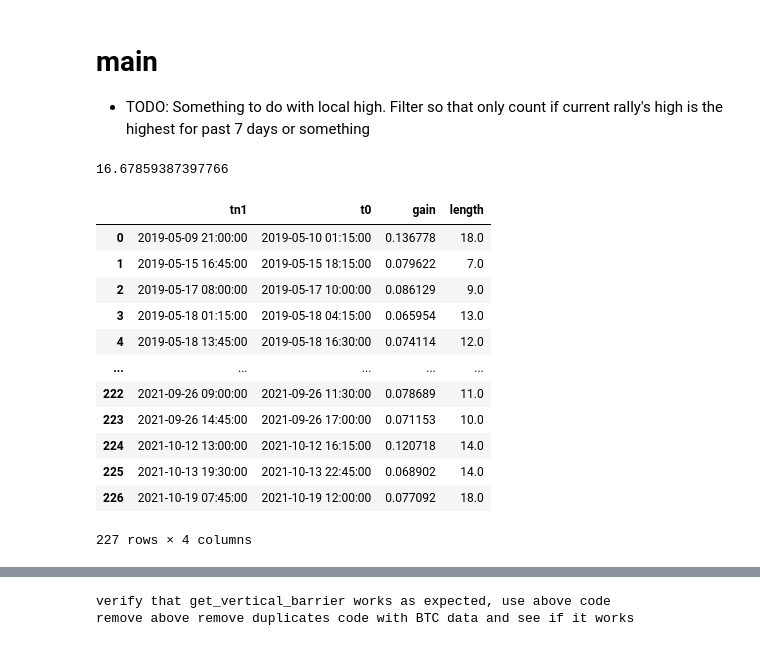
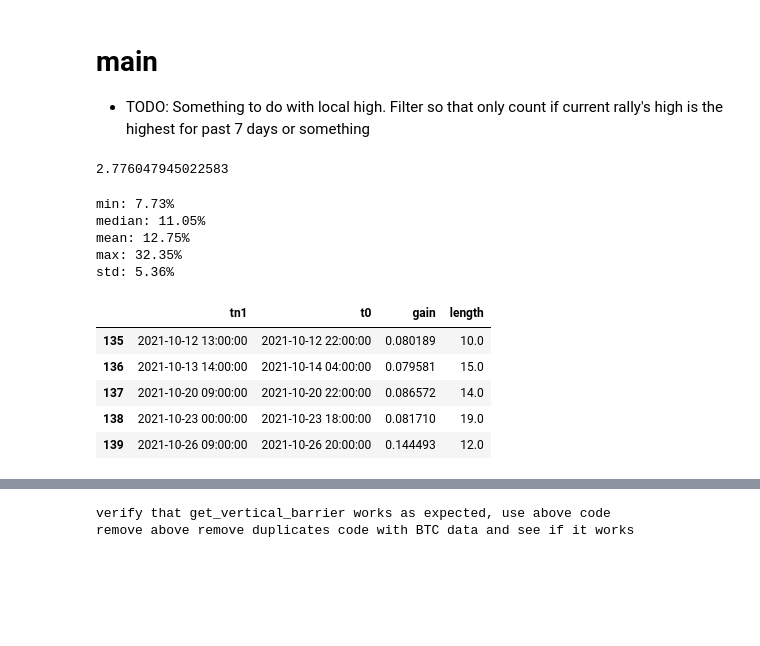
Before and after one commit to sunnymnie/chart-visualizer, a Jupyter notebook: main.ipynb, the cells around one changed output, grey strips where cells are left out. Drawn from its saved outputs; the diff is of its cells as text; code cells hidden in the pictures; blank space fills up the shorter version.

```diff
--- a/main.ipynb
+++ b/main.ipynb
@@ -17,7 +17,12 @@ import seaborn as sns
 import metalabeller as ml
 import ta
 # %%
-df = dl.get_working_data("ATOMUSDT")
+# df = dl.get_working_data("BTCUSDT")
+
+df = dl.get_working_data("ATOMUSDT", span="h")
+# df = dl.get_working_data("HNTUSDT", span="h")
+# df = dl.get_working_data("ADAUSDT", span="h")
+
 # df = dl.get_working_data("DOTUSDT")
 # df = dl.get_working_data("DOGEUSDT")
 # df = dl.get_working_data("ADAUSDT")
@@ -32,7 +37,7 @@ df.dropna(inplace=True)
 t0 = df[(df.macd<0) & (df.macd_past>0)].index
 tn1 = df[(df.macd>0) & (df.macd_past<0)].index
 # %%
-def get_base_macd_events(df, tn1, t0, mlen=3, stdev=2):
+def get_base_macd_events(df, tn1, t0, mlen=3, stdev=1):
     """
     returns all macd events satisfying criteria:
     - length > mlen
@@ -64,26 +69,31 @@ def get_base_macd_events(df, tn1, t0, mlen=3, stdev=2):
 import time
 # %%
 t = time.time()
-result_ = get_base_macd_events(df, tn1, t0, mlen=3, stdev=2)
+result_ = get_base_macd_events(df, tn1, t0, mlen=3, stdev=1)
 time.time()-t
 # %% [output]
-16.67859387397766
+2.776047945022583
+# %%
+print(f"min: {round(np.min(result_.gain)*100, 2)}%\n\
+median: {round(np.median(result_.gain)*100, 2)}%\n\
+mean: {round(np.mean(result_.gain)*100, 2)}%\n\
+max: {round(np.max(result_.gain)*100, 2)}%\n\
+std: {round(np.std(result_.gain)*100, 2)}%")
+# %% [output]
+min: 7.73%
+median: 11.05%
+mean: 12.75%
+max: 32.35%
+std: 5.36%
 # %%
-result_
+result_.tail()
 # %% [output]
 |  | tn1 | t0 | gain | length |
-| 0 | 2019-05-09 21:00:00 | 2019-05-10 01:15:00 | 0.136778 | 18.0 |
-| 1 | 2019-05-15 16:45:00 | 2019-05-15 18:15:00 | 0.079622 | 7.0 |
-| 2 | 2019-05-17 08:00:00 | 2019-05-17 10:00:00 | 0.086129 | 9.0 |
-| 3 | 2019-05-18 01:15:00 | 2019-05-18 04:15:00 | 0.065954 | 13.0 |
-| 4 | 2019-05-18 13:45:00 | 2019-05-18 16:30:00 | 0.074114 | 12.0 |
-| ... | ... | ... | ... | ... |
-| 222 | 2021-09-26 09:00:00 | 2021-09-26 11:30:00 | 0.078689 | 11.0 |
-| 223 | 2021-09-26 14:45:00 | 2021-09-26 17:00:00 | 0.071153 | 10.0 |
-| 224 | 2021-10-12 13:00:00 | 2021-10-12 16:15:00 | 0.120718 | 14.0 |
-| 225 | 2021-10-13 19:30:00 | 2021-10-13 22:45:00 | 0.068902 | 14.0 |
-| 226 | 2021-10-19 07:45:00 | 2021-10-19 12:00:00 | 0.077092 | 18.0 |
+| 135 | 2021-10-12 13:00:00 | 2021-10-12 22:00:00 | 0.080189 | 10.0 |
+| 136 | 2021-10-13 14:00:00 | 2021-10-14 04:00:00 | 0.079581 | 15.0 |
+| 137 | 2021-10-20 09:00:00 | 2021-10-20 22:00:00 | 0.086572 | 14.0 |
+| 138 | 2021-10-23 00:00:00 | 2021-10-23 18:00:00 | 0.081710 | 19.0 |
+| 139 | 2021-10-26 09:00:00 | 2021-10-26 20:00:00 | 0.144493 | 12.0 |
-227 rows × 4 columns
 # %%
 def get_macd_events(df, events, min_length=3):
     """
```
Also changed, not shown: parts of 39 cells of this notebook, 3 other files.
